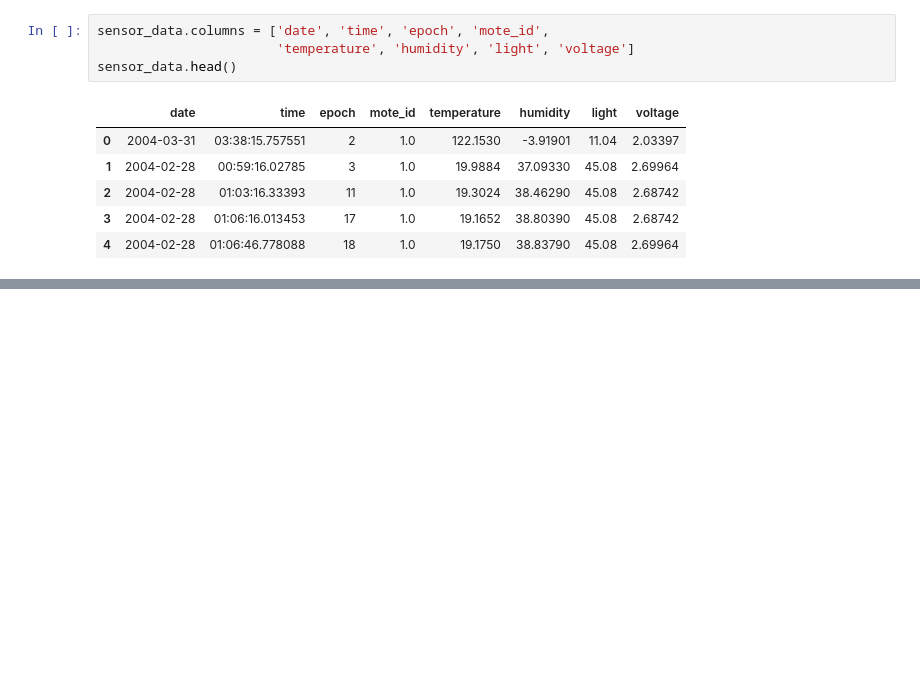
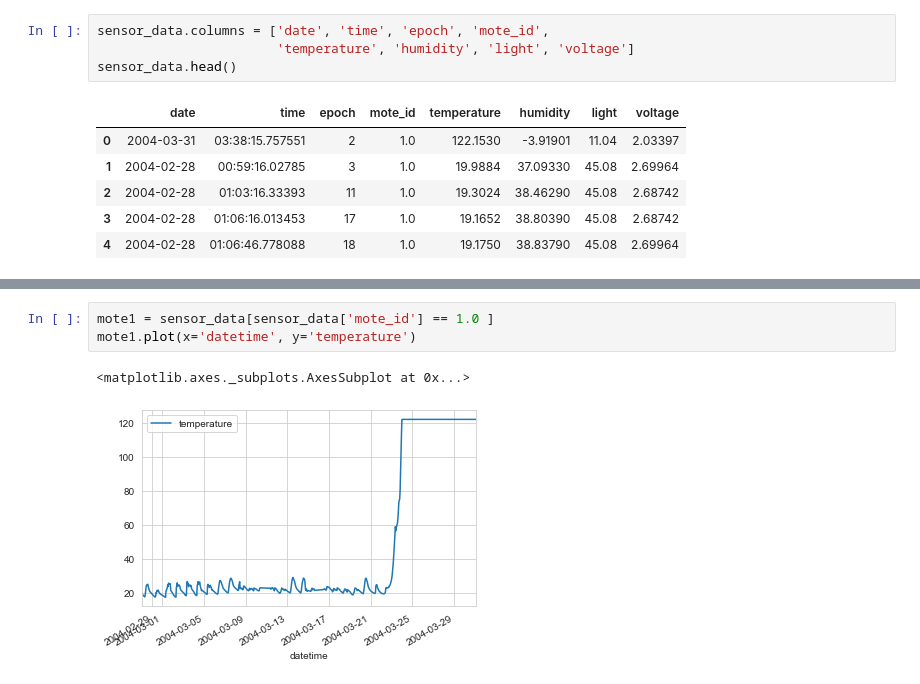
Before and after one commit to swaption2009/capstone, a Jupyter notebook: DEND Capstone Project - Workbook2.ipynb, the cells around one changed output, grey strips where cells are left out. Saved outputs shown, nothing was run; the diff lists cells and outputs as text; blank space fills up the shorter version.

```diff
--- a/DEND Capstone Project - Workbook2.ipynb
+++ b/DEND Capstone Project - Workbook2.ipynb
@@ -326,0 +113,6 @@ agg_sensor_signals.head()
+# %%
+mote1 = sensor_data[sensor_data['mote_id'] == 1.0 ]
+mote1.plot(x='datetime', y='temperature')
+# %% [output]
+<matplotlib.axes._subplots.AxesSubplot at 0x...>
+[figure, added]
```
Also changed, not shown: parts of 46 cells of this notebook.
